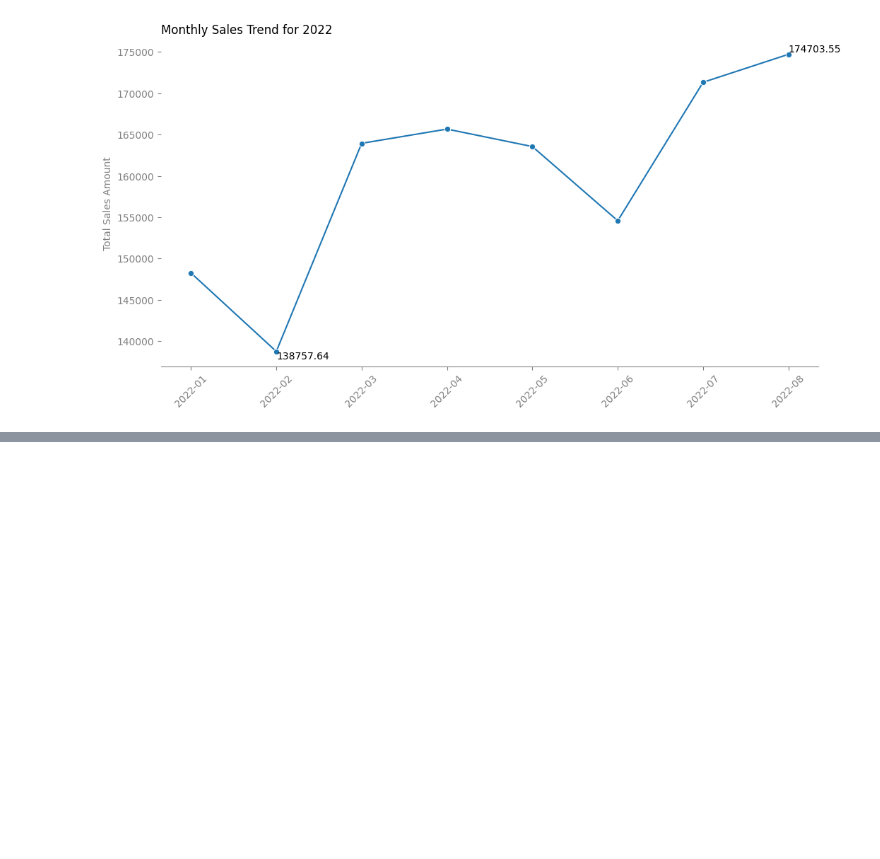
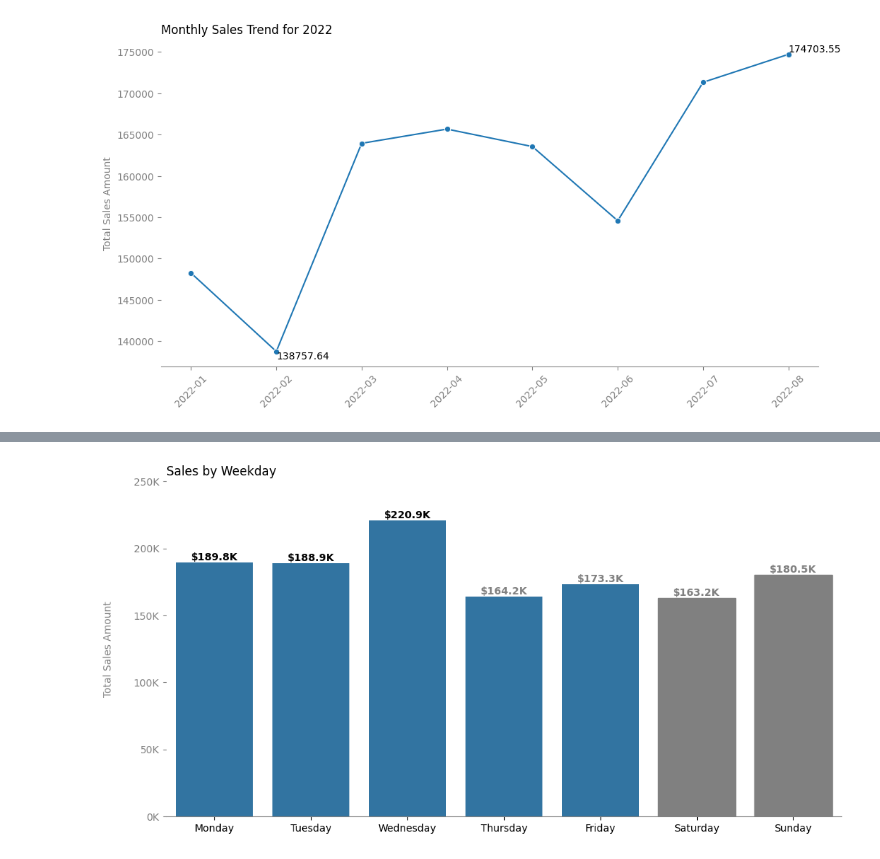
Before and after one commit to YuliaVK/Data-Analytics, a Jupyter notebook: EDA_Sales/notebooks/Sales_EDA.ipynb, the cells around one changed output, grey strips where cells are left out. Saved outputs shown, nothing was run; the diff lists cells and outputs as text; code cells hidden in the pictures; blank space fills up the shorter version.

```diff
--- a/EDA_Sales/notebooks/Sales_EDA.ipynb
+++ b/EDA_Sales/notebooks/Sales_EDA.ipynb
@@ -141,0 +152,35 @@ plt.show()
+# %%
+df['Weekday'] = df['OrderDate'].dt.day_name()
+weekday_order = ['Monday', 'Tuesday', 'Wednesday', 'Thursday', 'Friday', 'Saturday', 'Sunday']
+df['Weekday'] = pd.Categorical(df['Weekday'], categories=weekday_order, ordered=True)
+weekday_sales = df.groupby('Weekday', observed=False)['TotalAmount'].sum().reset_index()
+# %%
+plt.figure(figsize=(12, 6))
+g = sns.barplot(x='Weekday', y='TotalAmount', data=weekday_sales)
+# Set gray for weekends
+for index, bar in enumerate(g.patches):
+    if weekday_sales.loc[index, 'Weekday'] in ['Saturday', 'Sunday']:
+        bar.set_color('grey')
+
+plt.title('Sales by Weekday', loc='left') # Remove. Add as subtitle to the presentation instead
+ylabels = ['{:,.0f}'.format(y) + 'K' for y in g.get_yticks()/1000]
+g.set_yticks(g.get_yticks())
+g.set_yticklabels(ylabels)
+plt.ylabel('Total Sales Amount', color='grey', fontsize=10, labelpad=20)
+plt.xlabel(None)
+
+# Change text colour for top 3 weekdays
+weekday_sales_sorted = weekday_sales.sort_values(by='TotalAmount', ascending=False)
+for index, row in weekday_sales.iterrows():
+    text_color = 'black' if index < 3 else 'grey'
+    plt.text(index, row['TotalAmount'], f"${round(row['TotalAmount']/1000, 1)}K", ha='center', va='bottom', color=text_color, fontweight='bold')
+
+sns.despine()
+plt.gca().spines['left'].set_visible(False)
+plt.gca().spines['bottom'].set_color('grey')
+plt.tick_params(axis='x', colors='black')
+plt.tick_params(axis='y', colors='grey')
+
+plt.show()
+# %% [output]
+[figure, added]
```
Also changed, not shown: parts of 4 cells of this notebook.
